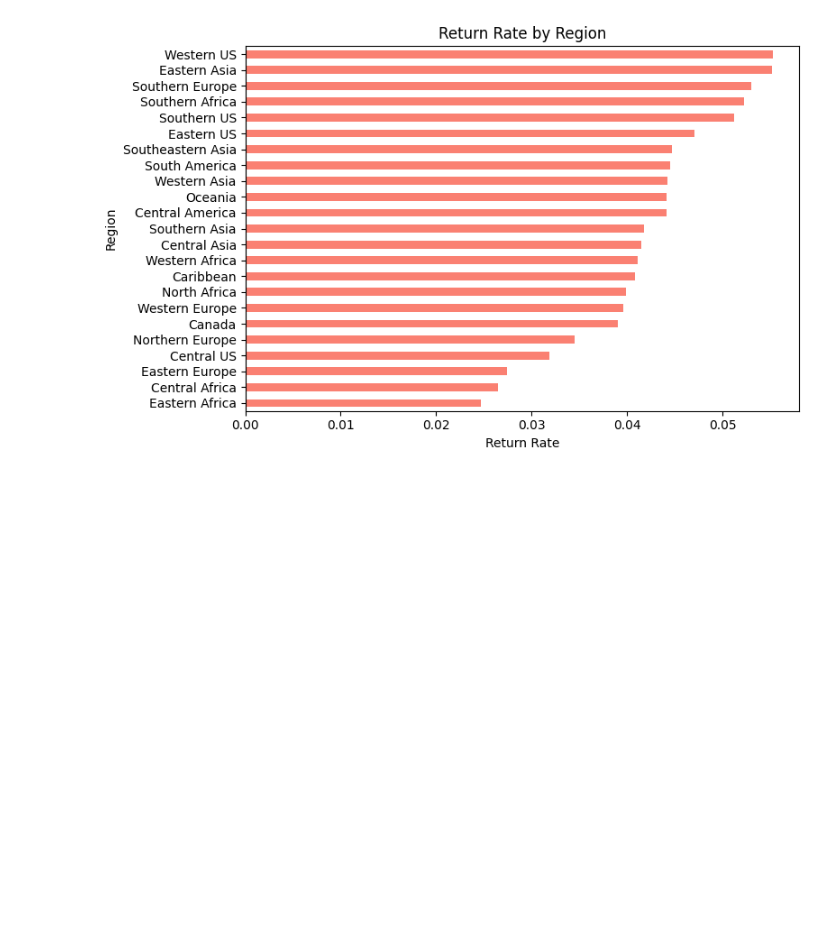
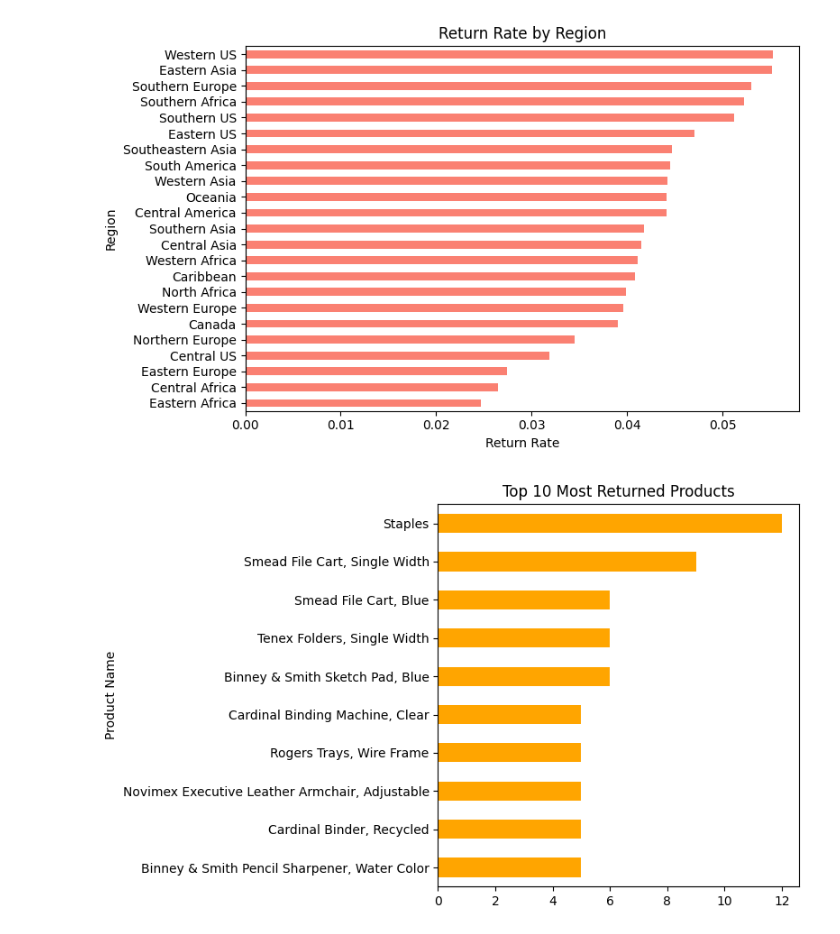
Before and after one commit to shantanu-ingle/Global-superstore-analysis, a Jupyter notebook: analysis.ipynb, the cells around one changed output. Cells and saved outputs as stored; diff of their text form; code cells hidden in the pictures; blank space fills up the shorter version.

Commit message:
Added Graphs

```diff
--- a/analysis.ipynb
+++ b/analysis.ipynb
@@ -315,3 +315,14 @@ plt.tight_layout()
 plt.show()
 # %% [output]
 [figure]
+# %%
+returned_products = df[df['Returned'] == 1]['Product Name'].value_counts().head(10)
+
+plt.figure(figsize=(8, 5))
+returned_products.plot(kind='barh', color='orange')
+plt.title("Top 10 Most Returned Products")
+plt.gca().invert_yaxis()
+plt.tight_layout()
+plt.show()
+# %% [output]
+[figure, added]
```
